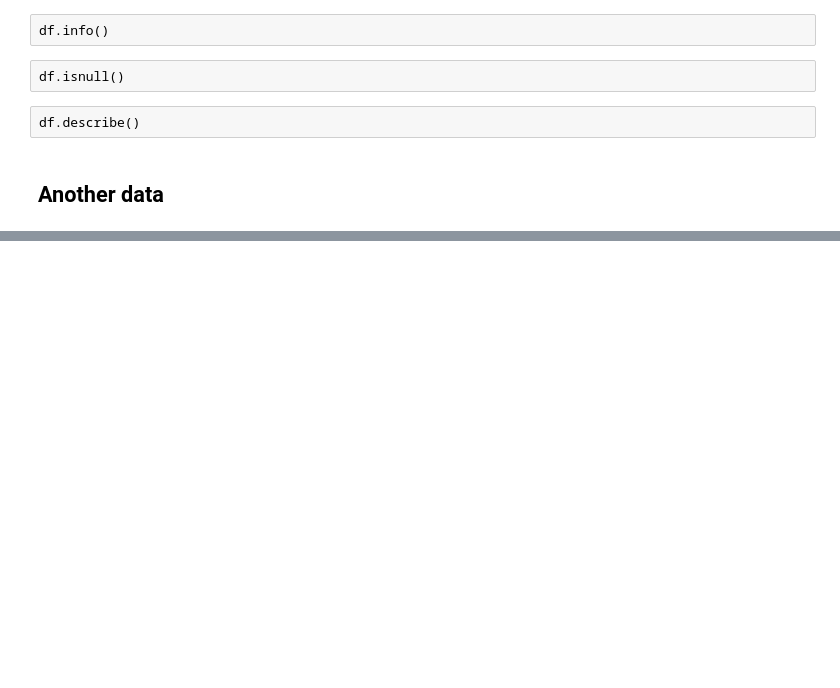
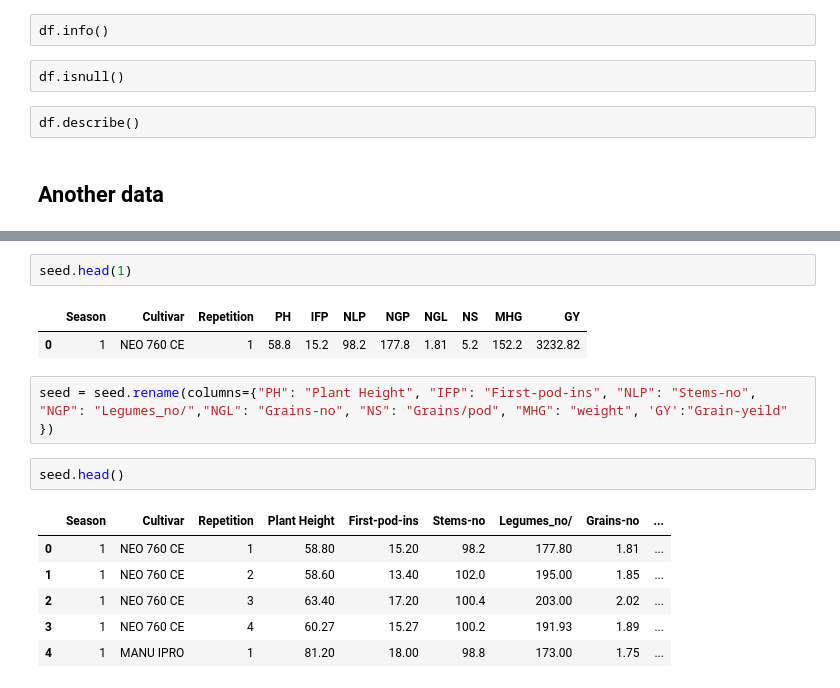
Before and after one commit to Ayomide-ola/Machine-learning-semester-2--, a Jupyter notebook: CA-1.ipynb, the cells around one changed output, grey strips where cells are left out. Saved outputs shown, nothing was run; the diff lists cells and outputs as text; blank space fills up the shorter version.

```diff
--- a/CA-1.ipynb
+++ b/CA-1.ipynb
@@ -89,0 +171,16 @@ df_1.describe()
+# %%
+seed.head(1)
+# %% [output]
+|  | Season | Cultivar | Repetition | PH | IFP | NLP | NGP | NGL | NS | MHG | GY |
+| 0 | 1 | NEO 760 CE | 1 | 58.8 | 15.2 | 98.2 | 177.8 | 1.81 | 5.2 | 152.2 | 3232.82 |
+# %%
+seed = seed.rename(columns={"PH": "Plant Height", "IFP": "First-pod-ins", "NLP": "Stems-no", "NGP": "Legumes_no/","NGL": "Grains-no", "NS": "Grains/pod", "MHG": "weight", 'GY':"Grain-yeild" })
+# %%
+seed.head()
+# %% [output]
+|  | Season | Cultivar | Repetition | Plant Height | First-pod-ins | Stems-no | Legumes_no/ | Grains-no | ... |
+| 0 | 1 | NEO 760 CE | 1 | 58.80 | 15.20 | 98.2 | 177.80 | 1.81 | ... |
+| 1 | 1 | NEO 760 CE | 2 | 58.60 | 13.40 | 102.0 | 195.00 | 1.85 | ... |
+| 2 | 1 | NEO 760 CE | 3 | 63.40 | 17.20 | 100.4 | 203.00 | 2.02 | ... |
+| 3 | 1 | NEO 760 CE | 4 | 60.27 | 15.27 | 100.2 | 191.93 | 1.89 | ... |
+| 4 | 1 | MANU IPRO | 1 | 81.20 | 18.00 | 98.8 | 173.00 | 1.75 | ... |
```
Also changed, not shown: parts of 21 cells of this notebook.
